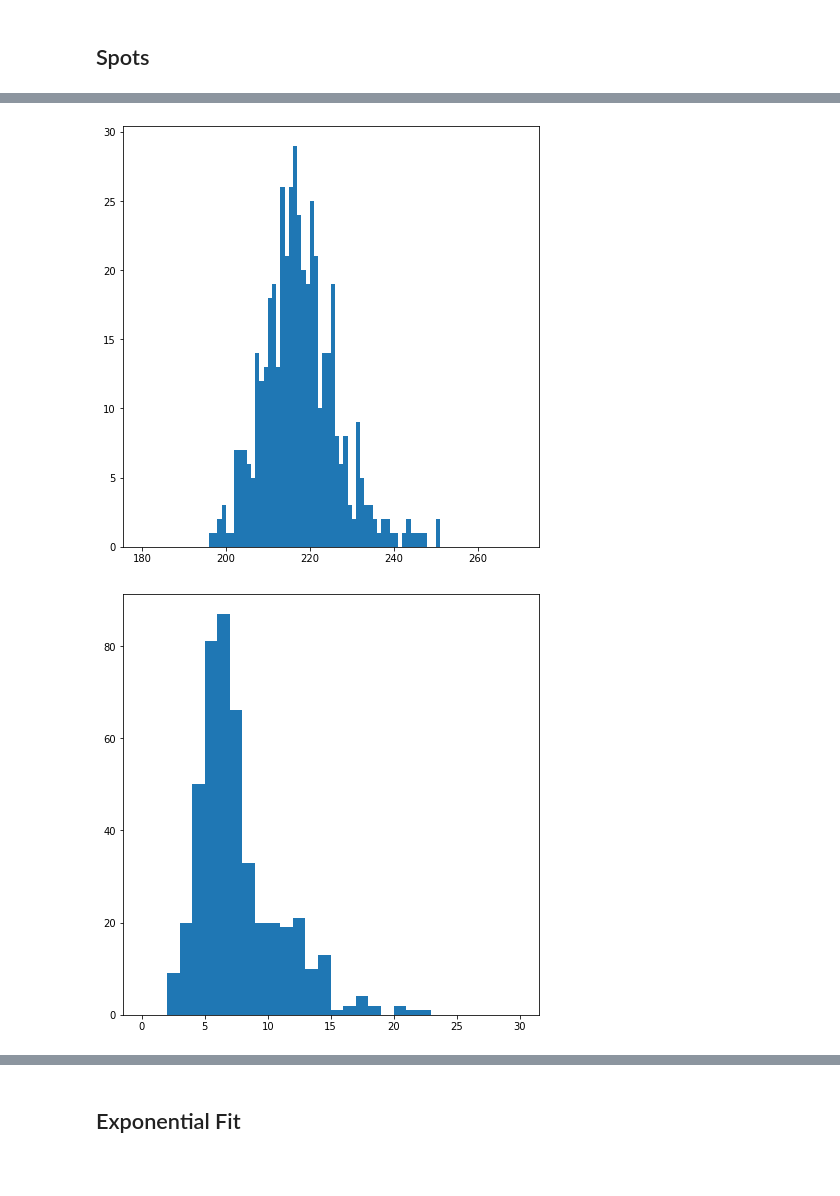
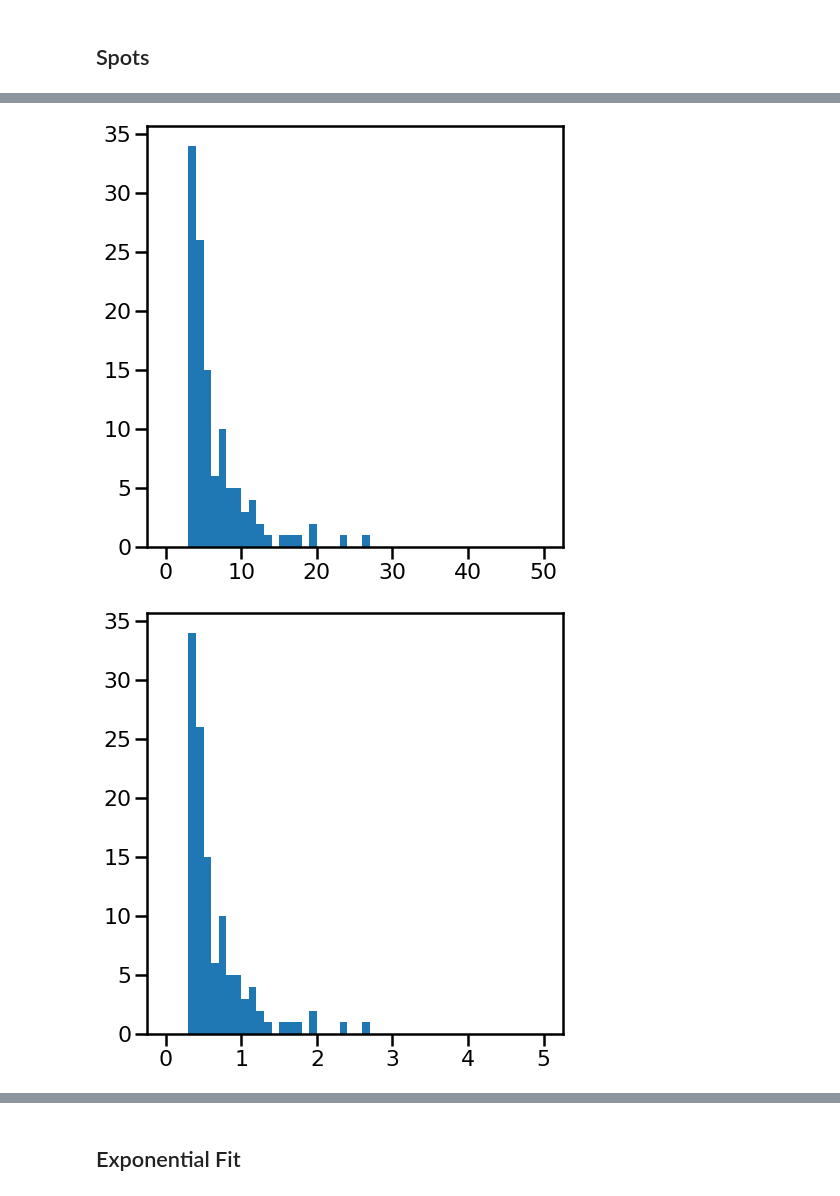
Before and after one commit to sofiacruzt/sofia-brouhardlab, a Jupyter notebook: ResidenceAnalyzer.ipynb, the cells around one changed output, grey strips where cells are left out. Saved outputs shown, nothing was run; the diff lists cells and outputs as text; code cells hidden in the pictures; blank space fills up the shorter version.

```diff
--- a/ResidenceAnalyzer.ipynb
+++ b/ResidenceAnalyzer.ipynb
@@ -69,8 +71,8 @@ def mask_dots(lines):
     maskdotsx = []
     maskdotsy = []
     for i in list(lines.index):
-        maskdotsx = maskdotsx + list(np.linspace(lines['x1'][i],lines['x2'][i],30))
-        maskdotsy = maskdotsy + list(np.linspace(lines['y1'][i],lines['y2'][i],30))
+        maskdotsx = maskdotsx + list(np.linspace(lines['x1'][i],lines['x2'][i],25))
+        maskdotsy = maskdotsy + list(np.linspace(lines['y1'][i],lines['y2'][i],25))
     return maskdotsx,maskdotsy
 # %%
 maskdots = mask_dots(lines)
@@ -90,6 +92,6 @@ ax.scatter(maskdots[0] , maskdots[1], color=red,s = scattersize*3, alpha=0.2);
 # %%
 i= 0
-R = 2.5
+R = 2
 xy = data[['TRACK_X_LOCATION','TRACK_Y_LOCATION']]
 square = xy[(xy['TRACK_X_LOCATION']<(maskdots[0][i]+R)) & (xy['TRACK_X_LOCATION']>(maskdots[0][i]-R))
                     & (xy['TRACK_Y_LOCATION']<(maskdots[1][i]+R)) & (xy['TRACK_Y_LOCATION']>(maskdots[1][i]-R))]
@@ -139,6 +140,6 @@ ax.hist(y, bins=np.arange(0, 20 + 0.11, 0.11), density=True);
 # %%
-min_duration = 10
-startstop = 5
+min_duration = 3
+startstop = 2
 lastframe = data['TRACK_STOP'].max()
 data1 = data0[(data0['TRACK_START']>=startstop) & (data0['TRACK_STOP']<=(lastframe-startstop)) & (data0['TRACK_DURATION']>=min_duration)]
 data1
@@ -220,0 +222,9 @@ ax.hist(y, bins=np.arange(150, 275 + 1, 1));
+# %%
+brightspotsID = filteredspots[(filteredspots['MAX_INTENSITY'] < 200) | (filteredspots['MAX_INTENSITY'] > 250)]['TRACK_ID'].unique()
+data2 = data1[~data1['TRACK_ID'].isin(brightspotsID)]
+print(len(data2))
+
+x=data2['TRACK_X_LOCATION']
+y=data2['TRACK_Y_LOCATION']
+fig, ax = plt.subplots(1,1,figsize=(7.45*1.5,7.75*1.5))
+ax.scatter(x , y , s = scattersize)
@@ -221,14 +235,12 @@ ax.hist(y, bins=np.arange(150, 275 + 1, 1));
 # %%
-meantrackspots =filteredspots.groupby('TRACK_ID').mean()
-y = meantrackspots['MAX_INTENSITY']
+y=data2['TRACK_DURATION']
 fig, ax = plt.subplots(1,1,figsize=(7.45,7.75))
-ax.hist(y, bins=np.arange(180, 270 + 1, 1));
+ax.hist(y, bins=np.arange(0, 50 + 1, 1));
 # %% [output]
-[figure, old version]
+[figure, new version]
 # %%
-stdtrackspots =filteredspots.groupby('TRACK_ID').std()
-y = stdtrackspots['MAX_INTENSITY']
+track_duration=data2['TRACK_DURATION']*0.1
 fig, ax = plt.subplots(1,1,figsize=(7.45,7.75))
-ax.hist(y, bins=np.arange(0, 30 + 1, 1));
+ax.hist(track_duration, bins=np.arange(0, 5 + 0.1, 0.1));
 # %% [output]
-[figure, old version]
+[figure, new version]
```
Also changed, not shown: parts of 19 cells of this notebook, 2 other files.
